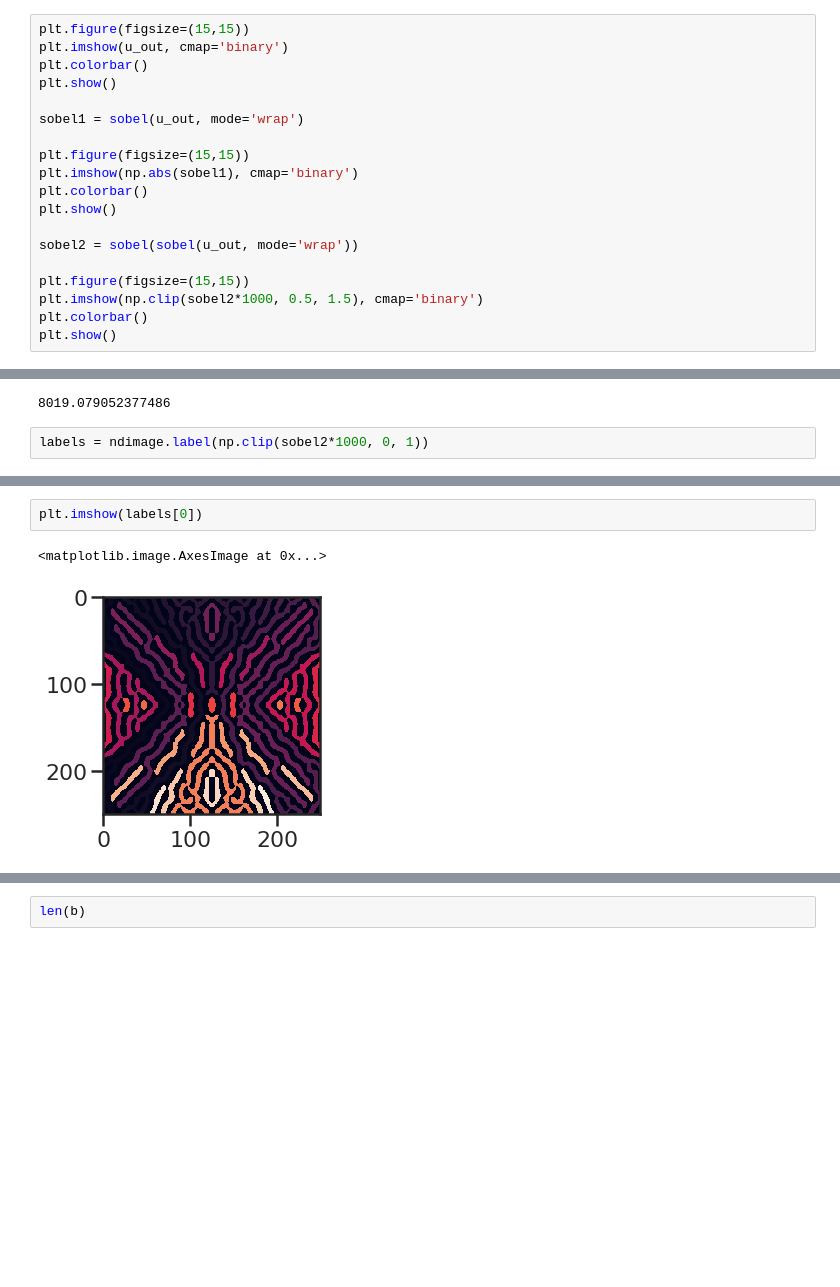
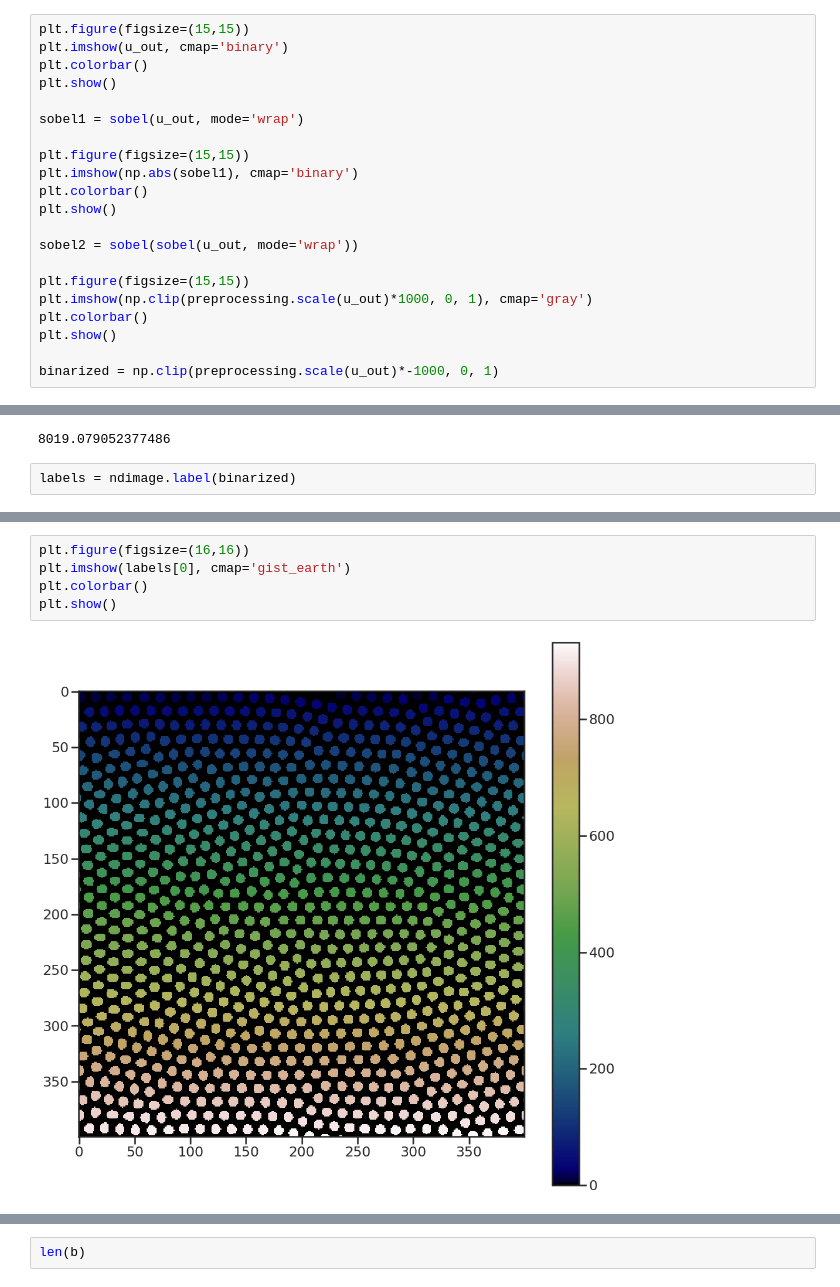
Before and after one commit to CoenHoningh/Complex-Systems, a Jupyter notebook: gray_scott_convolution.ipynb, the cells around one changed output, grey strips where cells are left out. Cells and saved outputs as stored; diff of their text form; blank space fills up the shorter version.

```diff
--- a/gray_scott_convolution.ipynb
+++ b/gray_scott_convolution.ipynb
@@ -134,7 +141,9 @@ plt.show()
 sobel2 = sobel(sobel(u_out, mode='wrap'))
 
 plt.figure(figsize=(15,15))
-plt.imshow(np.clip(sobel2*1000, 0.5, 1.5), cmap='binary')
+plt.imshow(np.clip(preprocessing.scale(u_out)*1000, 0, 1), cmap='gray')
 plt.colorbar()
 plt.show()
+
+binarized = np.clip(preprocessing.scale(u_out)*-1000, 0, 1)
 # %% [output]
@@ -146,7 +155,7 @@ np.sum(u_out)
 # %% [output]
 8019.079052377486
 # %%
-labels = ndimage.label(np.clip(sobel2*1000, 0, 1))
+labels = ndimage.label(binarized)
 # %%
 len(labels[0])
 # %% [output]
@@ -154,8 +163,10 @@ len(labels[0])
-# %%
-plt.imshow(labels[0])
-# %% [output]
-<matplotlib.image.AxesImage at 0x...>
-[figure, removed]
+# %%
+plt.figure(figsize=(16,16))
+plt.imshow(labels[0], cmap='gist_earth')
+plt.colorbar()
+plt.show()
+# %% [output]
+[figure, added]
 # %%
 bins, edges = np.histogram(labels[0], bins=labels[1])
 left,right = edges[:-1],edges[1:]
```
Also changed, not shown: parts of 9 cells of this notebook, 1 other file.
